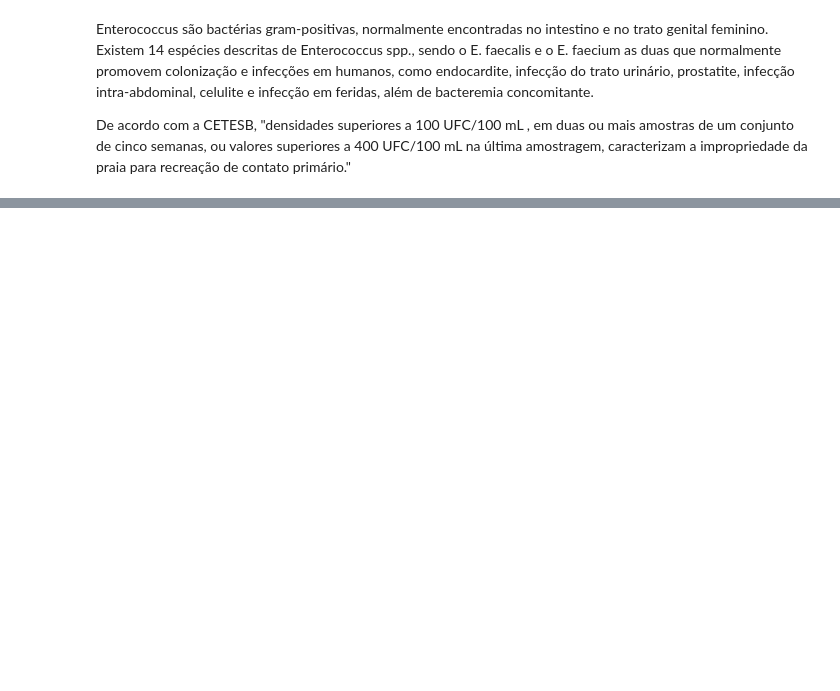
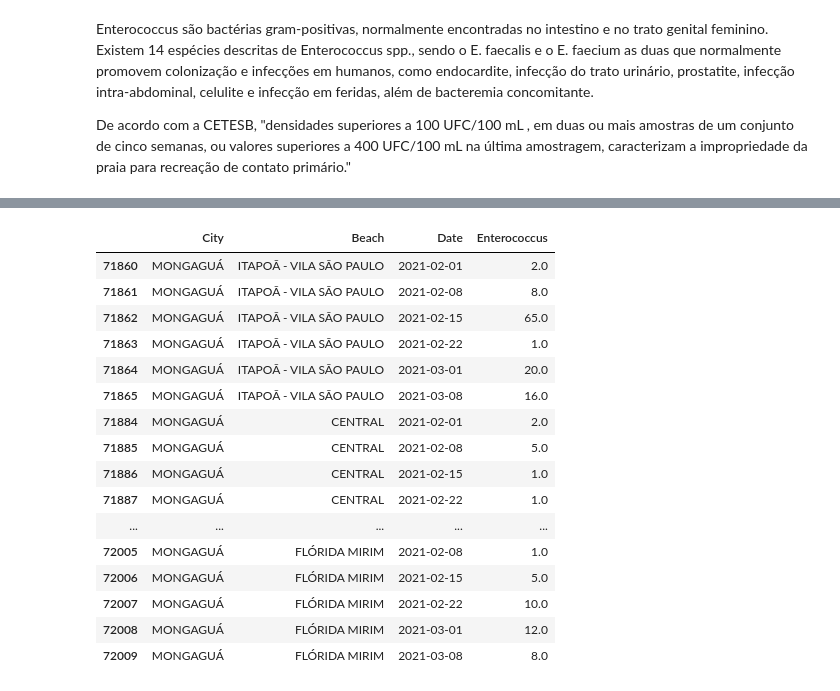
Before and after one commit to paulacca467/projeto-final, a Jupyter notebook: qualidade_agua.ipynb, the cells around one changed output, grey strips where cells are left out. Drawn from its saved outputs; the diff is of its cells as text; code cells hidden in the pictures; blank space fills up the shorter version.

```diff
--- a/qualidade_agua.ipynb
+++ b/qualidade_agua.ipynb
@@ -45,0 +86,23 @@ df2 = df.loc[df['City'] ]
+# %%
+#Selecionando os dados de 01/02/2021 a 14/03/2021
+
+monga_21 = monga.loc[(monga['Date'] >= '2021-02-01') & (monga['Date'] <= '2021-03-14')]
+monga_21
+# %% [output]
+|  | City | Beach | Date | Enterococcus |
+| 71860 | MONGAGUÁ | ITAPOÃ - VILA SÃO PAULO | 2021-02-01 | 2.0 |
+| 71861 | MONGAGUÁ | ITAPOÃ - VILA SÃO PAULO | 2021-02-08 | 8.0 |
+| 71862 | MONGAGUÁ | ITAPOÃ - VILA SÃO PAULO | 2021-02-15 | 65.0 |
+| 71863 | MONGAGUÁ | ITAPOÃ - VILA SÃO PAULO | 2021-02-22 | 1.0 |
+| 71864 | MONGAGUÁ | ITAPOÃ - VILA SÃO PAULO | 2021-03-01 | 20.0 |
+| 71865 | MONGAGUÁ | ITAPOÃ - VILA SÃO PAULO | 2021-03-08 | 16.0 |
+| 71884 | MONGAGUÁ | CENTRAL | 2021-02-01 | 2.0 |
+| 71885 | MONGAGUÁ | CENTRAL | 2021-02-08 | 5.0 |
+| 71886 | MONGAGUÁ | CENTRAL | 2021-02-15 | 1.0 |
+| 71887 | MONGAGUÁ | CENTRAL | 2021-02-22 | 1.0 |
+| ... | ... | ... | ... | ... |
+| 72005 | MONGAGUÁ | FLÓRIDA MIRIM | 2021-02-08 | 1.0 |
+| 72006 | MONGAGUÁ | FLÓRIDA MIRIM | 2021-02-15 | 5.0 |
+| 72007 | MONGAGUÁ | FLÓRIDA MIRIM | 2021-02-22 | 10.0 |
+| 72008 | MONGAGUÁ | FLÓRIDA MIRIM | 2021-03-01 | 12.0 |
+| 72009 | MONGAGUÁ | FLÓRIDA MIRIM | 2021-03-08 | 8.0 |
```
Also changed, not shown: parts of 11 cells of this notebook.
